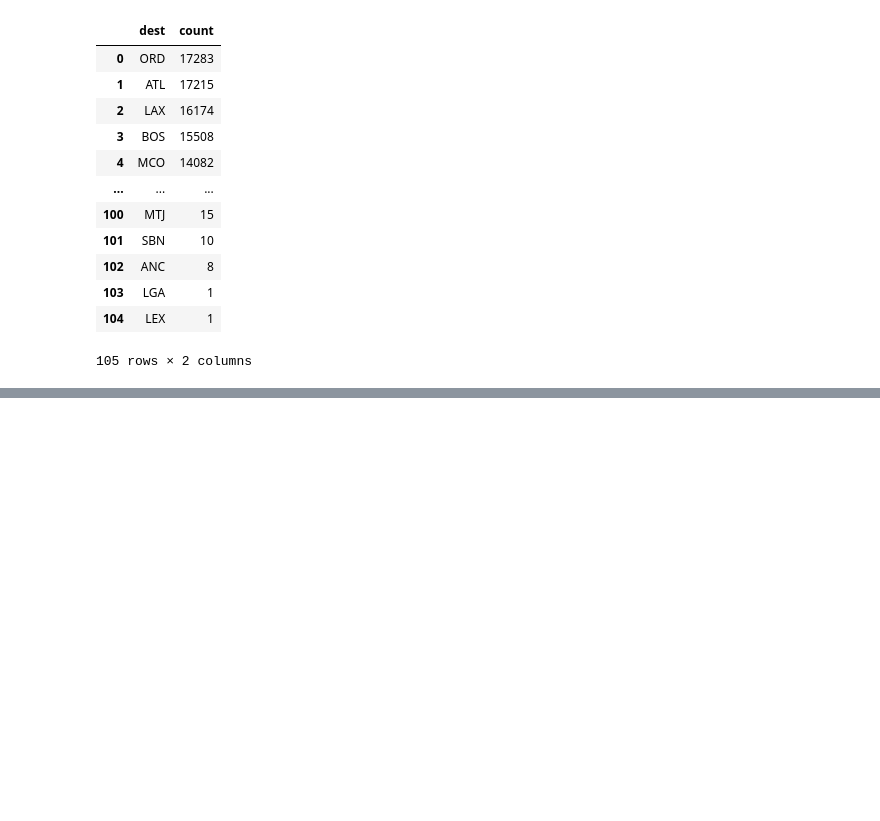
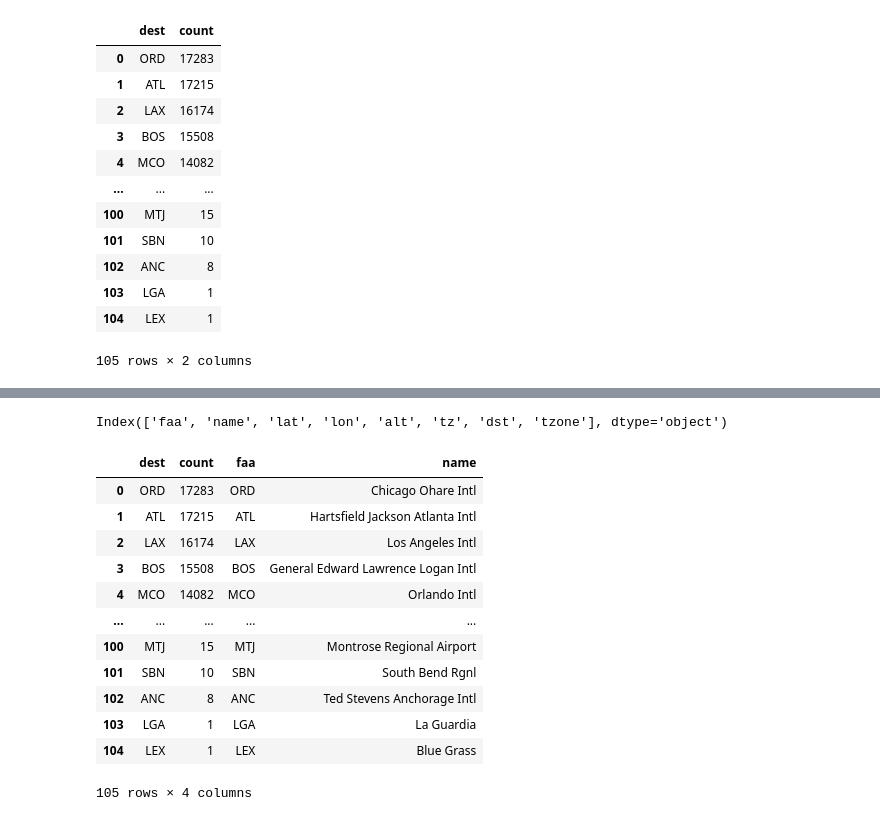
Before and after one commit to Abhishekmengi/Python-Revision, a Jupyter notebook: Manipulation Dataset.ipynb, the cells around one changed output, grey strips where cells are left out. Drawn from its saved outputs; the diff is of its cells as text; code cells hidden in the pictures; blank space fills up the shorter version.

```diff
--- a/Manipulation Dataset.ipynb
+++ b/Manipulation Dataset.ipynb
@@ -133,0 +159,20 @@ table1
+# %%
+airports.columns
+# %% [output]
+Index(['faa', 'name', 'lat', 'lon', 'alt', 'tz', 'dst', 'tzone'], dtype='object')
+# %%
+pd.merge(table1,airports[['faa', 'name']],how='left',left_on='dest',right_on='faa')
+# %% [output]
+|  | dest | count | faa | name |
+| 0 | ORD | 17283 | ORD | Chicago Ohare Intl |
+| 1 | ATL | 17215 | ATL | Hartsfield Jackson Atlanta Intl |
+| 2 | LAX | 16174 | LAX | Los Angeles Intl |
+| 3 | BOS | 15508 | BOS | General Edward Lawrence Logan Intl |
+| 4 | MCO | 14082 | MCO | Orlando Intl |
+| ... | ... | ... | ... | ... |
+| 100 | MTJ | 15 | MTJ | Montrose Regional Airport |
+| 101 | SBN | 10 | SBN | South Bend Rgnl |
+| 102 | ANC | 8 | ANC | Ted Stevens Anchorage Intl |
+| 103 | LGA | 1 | LGA | La Guardia |
+| 104 | LEX | 1 | LEX | Blue Grass |
+105 rows × 4 columns
```
Also changed, not shown: parts of 11 cells of this notebook.
